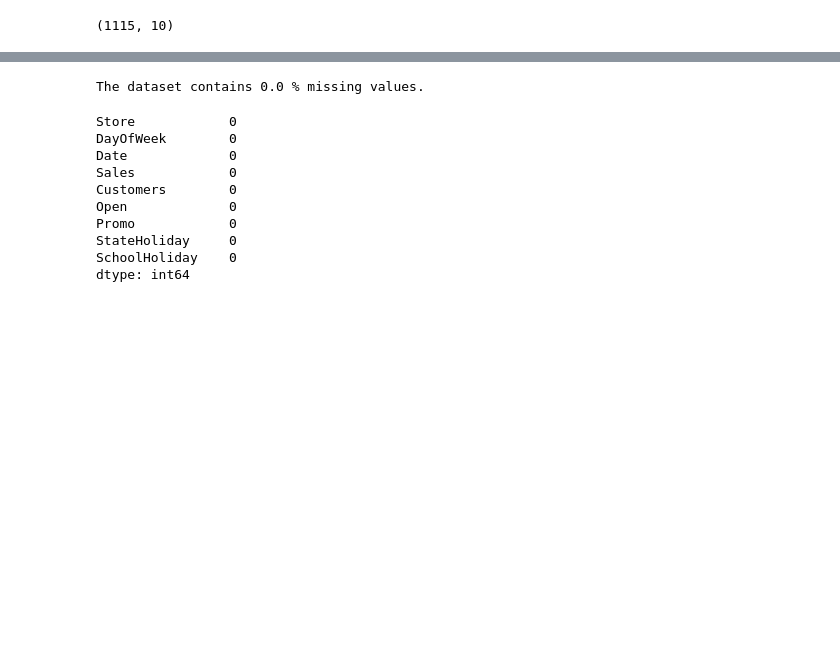
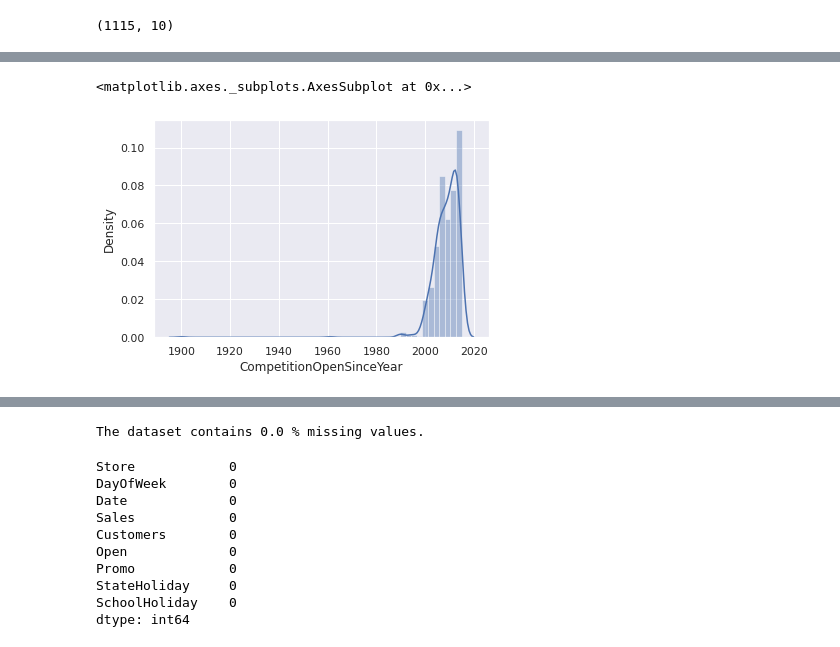
Before and after one commit to MohammedEsamaldin/Pharmaceutical-Sales-Prediction-across-multiple-stores, a Jupyter notebook: notebooks/cleaning.ipynb, the cells around one changed output, grey strips where cells are left out. Saved outputs shown, nothing was run; the diff lists cells and outputs as text; code cells hidden in the pictures; blank space fills up the shorter version.

```diff
--- a/notebooks/cleaning.ipynb
+++ b/notebooks/cleaning.ipynb
@@ -43,0 +46,5 @@ df2.head()
+# %%
+sns.distplot(df2.CompetitionOpenSinceYear)
+# %% [output]
+<matplotlib.axes._subplots.AxesSubplot at 0x...>
+[figure, added]
```
Also changed, not shown: parts of 33 cells of this notebook, 2 other files.
